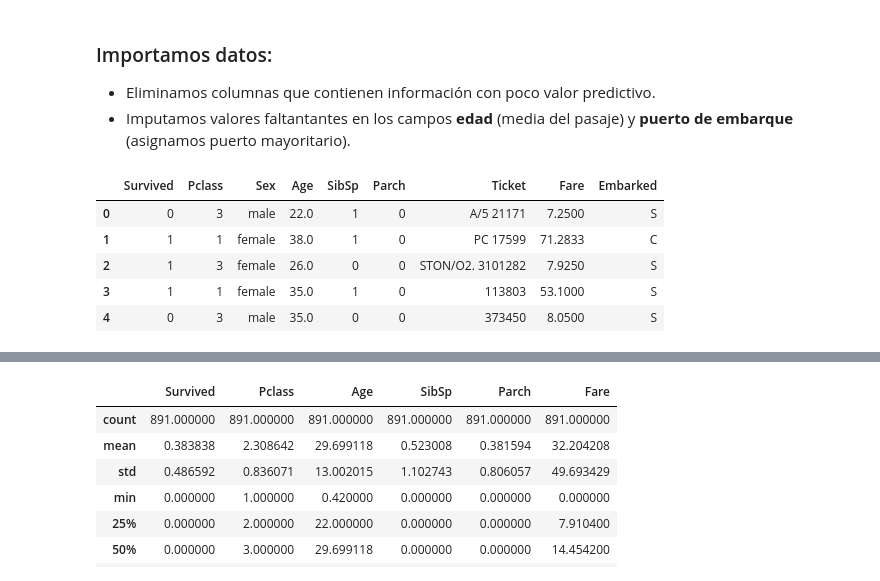
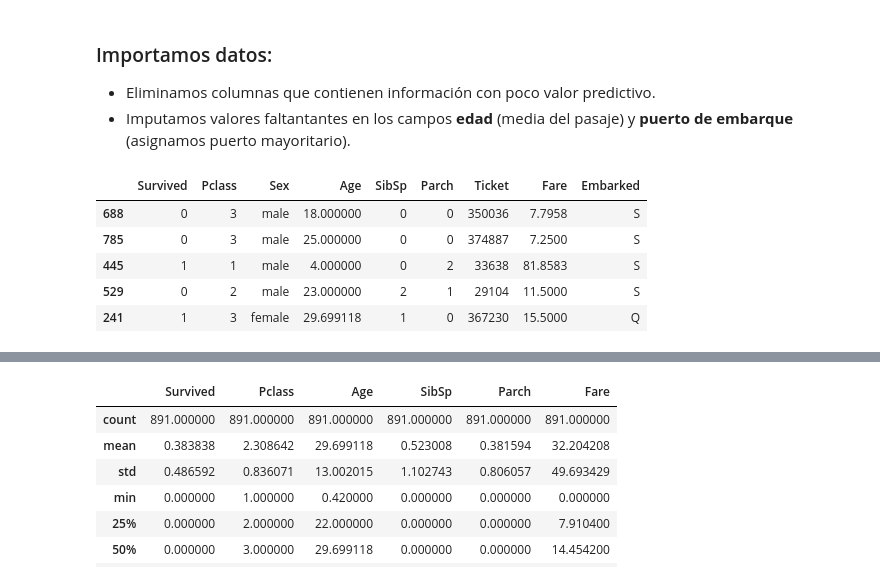
Before and after one commit to JVPA/Kaggle, a Jupyter notebook: Titanic. Machine Learning from Disaster.ipynb, the cells around one changed output, grey strips where cells are left out. Drawn from its saved outputs; the diff is of its cells as text; code cells hidden in the pictures.

```diff
--- a/Titanic. Machine Learning from Disaster.ipynb
+++ b/Titanic. Machine Learning from Disaster.ipynb
@@ -93,16 +93,16 @@ def matriz(clf, X, y, Modelo = ''):
 # %%
 df = (pd.read_csv('data/train.csv', sep = ',', header = 0)
       .drop(['PassengerId','Name','Cabin'], axis='columns')
-     )
+      .sample(frac = 1, random_state = 12345))
 
 df.fillna({'Age': df.Age.mean()
-          , 'Embarked': df.Embarked.value_counts().index.tolist()[0]}, inplace = True)
+           , 'Embarked': df.Embarked.value_counts().index.tolist()[0]}, inplace = True)
 
 df.head()
 # %% [output]
 |  | Survived | Pclass | Sex | Age | SibSp | Parch | Ticket | Fare | Embarked |
-| 0 | 0 | 3 | male | 22.0 | 1 | 0 | A/5 21171 | 7.2500 | S |
-| 1 | 1 | 1 | female | 38.0 | 1 | 0 | PC 17599 | 71.2833 | C |
-| 2 | 1 | 3 | female | 26.0 | 0 | 0 | STON/O2. 3101282 | 7.9250 | S |
-| 3 | 1 | 1 | female | 35.0 | 1 | 0 | 113803 | 53.1000 | S |
-| 4 | 0 | 3 | male | 35.0 | 0 | 0 | 373450 | 8.0500 | S |
+| 688 | 0 | 3 | male | 18.000000 | 0 | 0 | 350036 | 7.7958 | S |
+| 785 | 0 | 3 | male | 25.000000 | 0 | 0 | 374887 | 7.2500 | S |
+| 445 | 1 | 1 | male | 4.000000 | 0 | 2 | 33638 | 81.8583 | S |
+| 529 | 0 | 2 | male | 23.000000 | 2 | 1 | 29104 | 11.5000 | S |
+| 241 | 1 | 3 | female | 29.699118 | 1 | 0 | 367230 | 15.5000 | Q |
```
Also changed, not shown: parts of 9 cells of this notebook.
